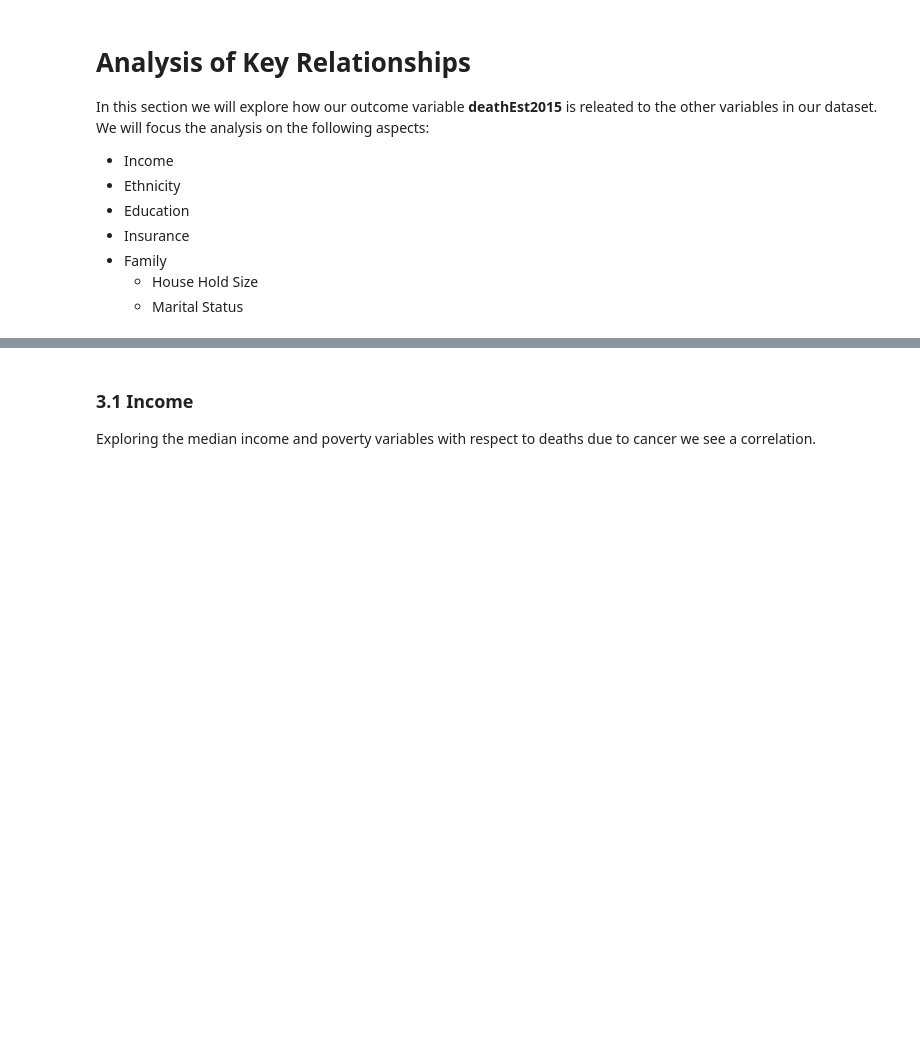
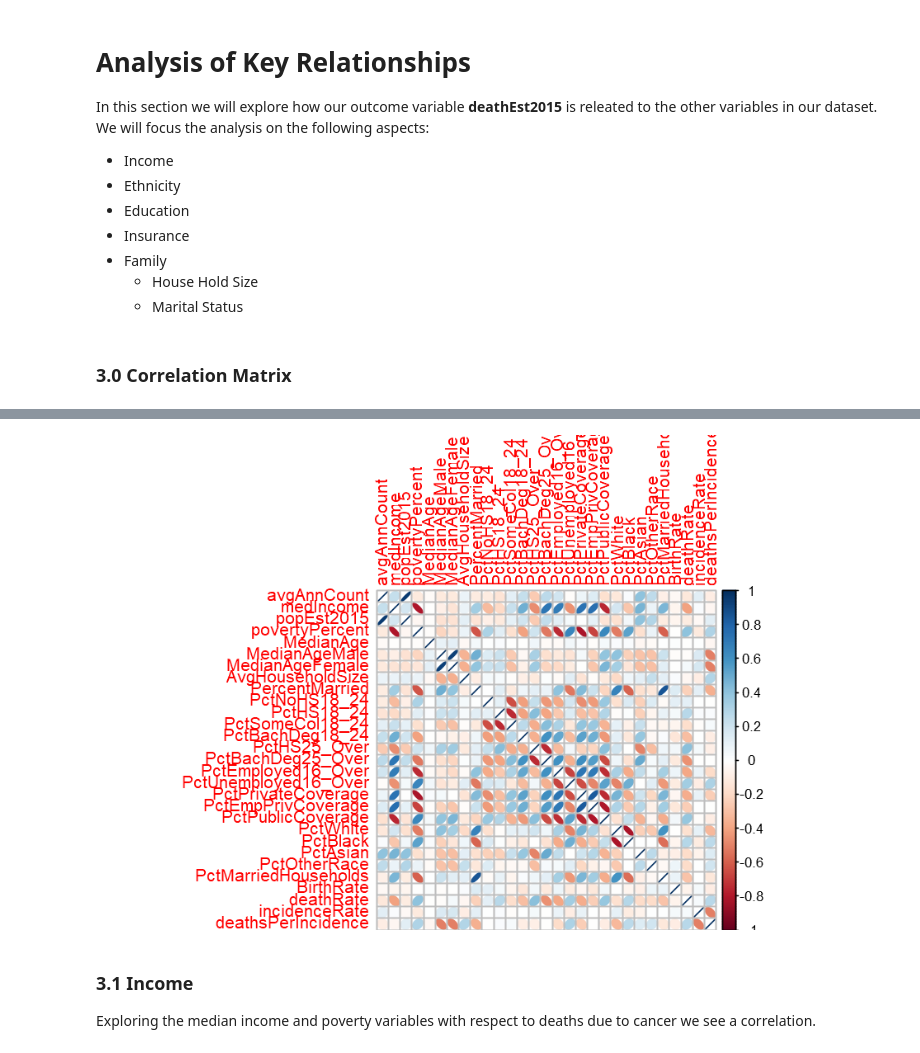
Before and after one commit to psnonis/PredictingCancer, a Jupyter notebook: Pri.ipynb, the cells around one changed output, grey strips where cells are left out. Saved outputs shown, nothing was run; the diff lists cells and outputs as text; code cells hidden in the pictures; blank space fills up the shorter version.

```diff
--- a/Pri.ipynb
+++ b/Pri.ipynb
@@ -109,3 +172,11 @@ In this section we will explore how our outcome variable **deathEst2015** is rel
 - Family
     - House Hold Size
     - Marital Status
+# %% [markdown]
+### 3.0 Correlation Matrix
+# %%
+CancerNUM <- Cancer[, !names(Cancer) %in% c('Geography', 'binnedInc')]
+CancerCOR <- cor(CancerNUM, use = 'complete.obs')
+round(CancerCOR,2)
+corrplot( round(CancerCOR,2), method = 'ellipse', font = 1 )
+# %% [output]
@@ -112,3 +200,4 @@ In this section we will explore how our outcome variable **deathEst2015** is rel
+[figure, added]
 # %% [markdown]
 ### 3.1 Income
 
```
Also changed, not shown: parts of 19 cells of this notebook, 3 other files.
